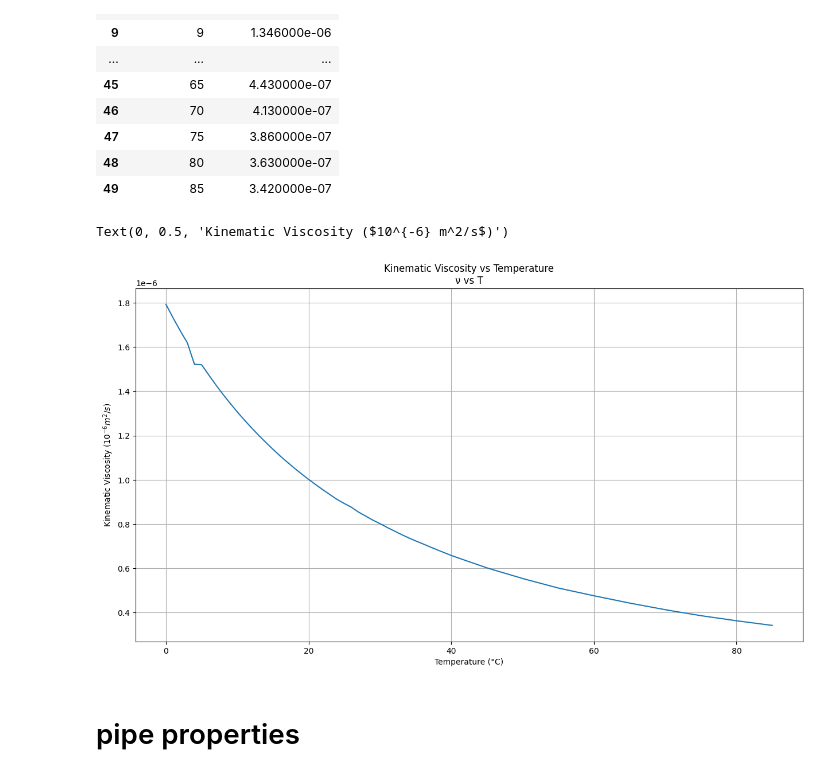
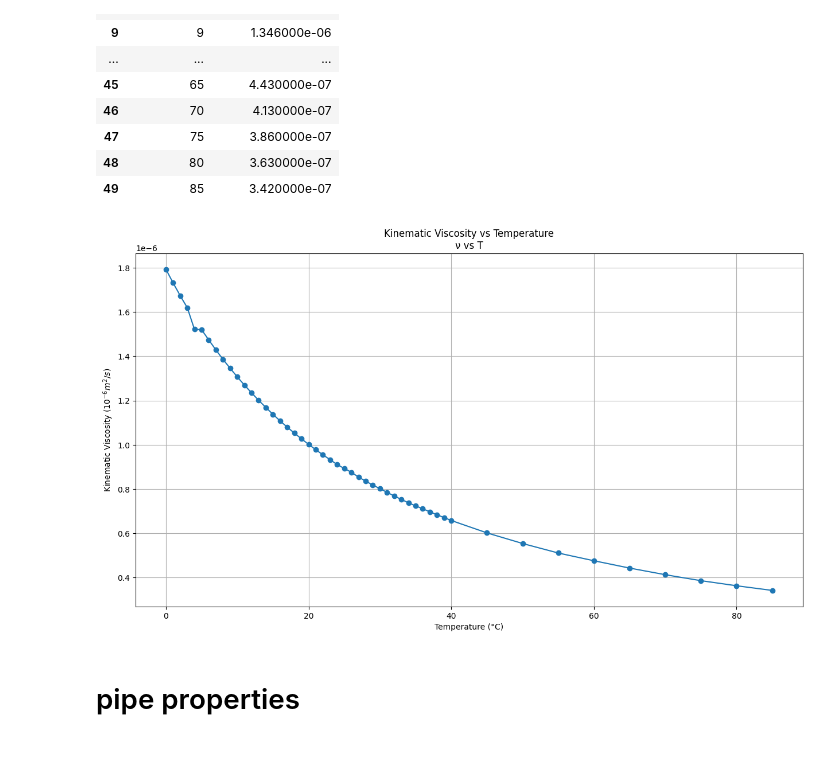
Before and after one commit to Holger-Paxi/Fluid_Mechanics, a Jupyter notebook: Assessment_Task_3_pipe_test.ipynb, the cells around one changed output. Drawn from its saved outputs; the diff is of its cells as text; code cells hidden in the pictures.

```diff
--- a/Assessment_Task_3_pipe_test.ipynb
+++ b/Assessment_Task_3_pipe_test.ipynb
@@ -5,0 +10,9 @@ import math
+# %%
+input_dir = './Inputs_Assessment_Task_3_Laboratory_Report/'
+output_dir = './Outputs_Assessment_Task_3_Laboratory_Report/'
+
+print(
+    input_dir,
+    output_dir,
+    sep='\n'
+    )
@@ -70,16 +128,15 @@ water_kinematic_viscosity
 | 48 | 80 | 3.630000e-07 |
 | 49 | 85 | 3.420000e-07 |
 # %%
-fig1, ax1 = plt.subplots(figsize=(15,8))
-ax1.plot(water_kinematic_viscosity.temperature, water_kinematic_viscosity.kinematic_viscosity, label='kinematic_viscosity')
-plt.grid(which='minor')
-plt.grid(which='major')
-plt.title('Kinematic Viscosity vs Temperature\n\u03BD vs T')
-plt.xlabel('Temperature (\N{DEGREE SIGN}C)')
-plt.ylabel('Kinematic Viscosity ($10^{-6} m^2/s$)')
+fig, ax = plt.subplots(figsize=(15,8))
+ax.plot(water_kinematic_viscosity.temperature, water_kinematic_viscosity.kinematic_viscosity, '-o', label='kinematic_viscosity')
+ax.grid(visible=True, which='both')
+ax.set_title(label='Kinematic Viscosity vs Temperature\n\u03BD vs T')
+ax.set_xlabel(xlabel='Temperature (\N{DEGREE SIGN}C)')
+ax.set_ylabel(ylabel='Kinematic Viscosity ($10^{-6} m^2/s$)')
+fig.savefig(fname='{}water_kinematic_viscosity_vs_temperature.png'.format(output_dir))
 # %% [output]
-Text(0, 0.5, 'Kinematic Viscosity ($10^{-6} m^2/s$)')
-[figure, old version]
+[figure, new version]
 # %% [markdown]
 # pipe properties
 # %%
```
Also changed, not shown: parts of 51 cells of this notebook, 20 other files.
